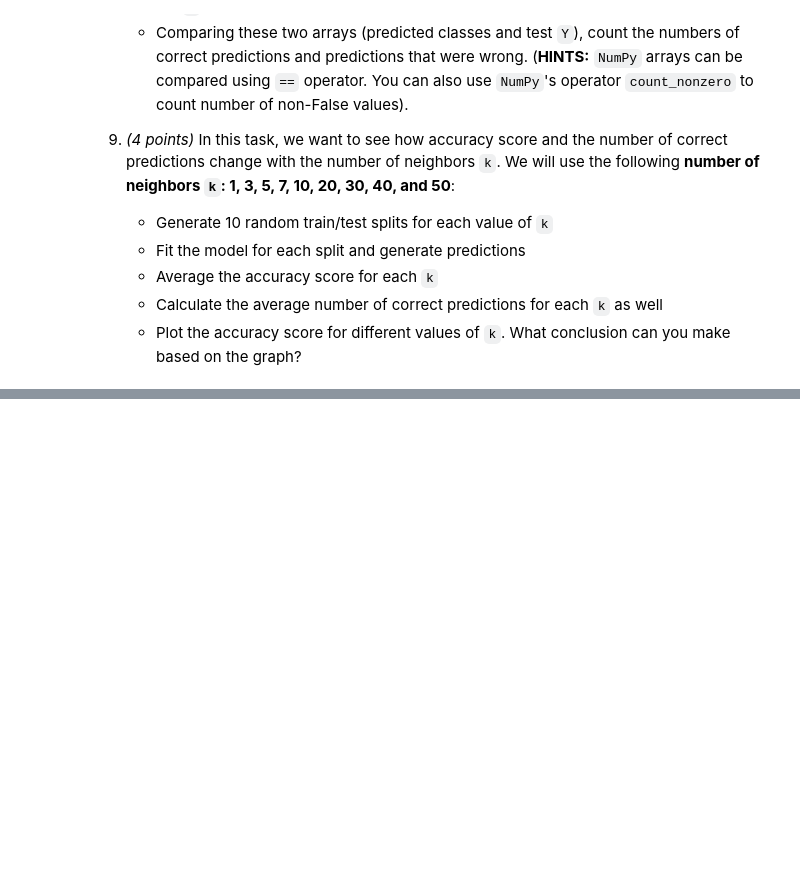
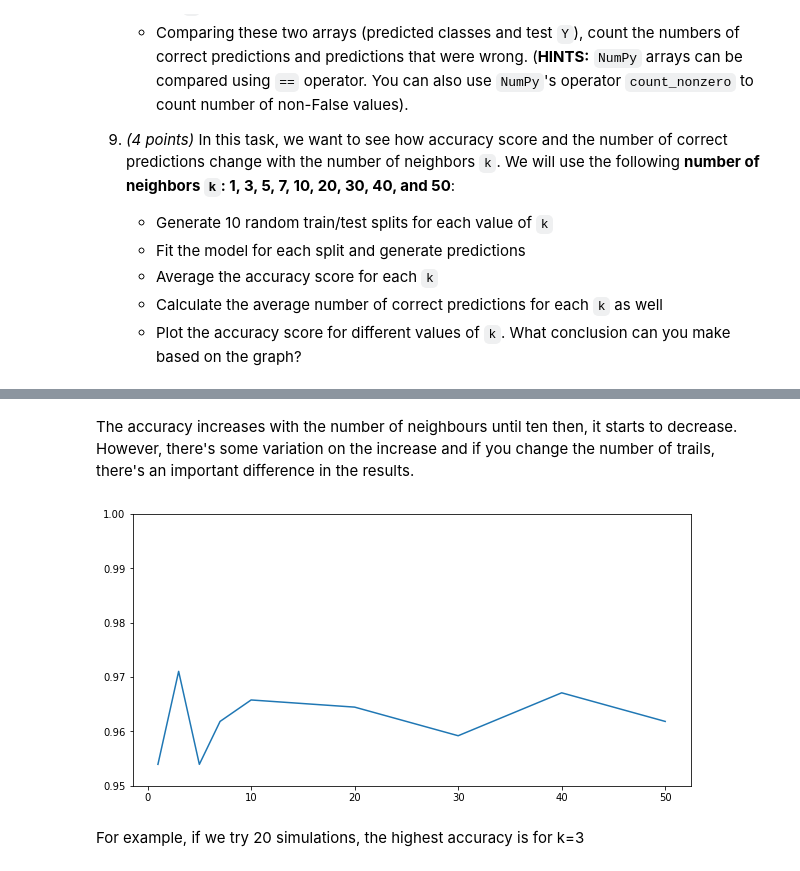
Before and after one commit to brunocgf/CertificationUT_DS, a Jupyter notebook: Fundations_of_DS/Module09/Assignment/assignment4.ipynb, the cells around one changed output, grey strips where cells are left out. Drawn from its saved outputs; the diff is of its cells as text; code cells hidden in the pictures; blank space fills up the shorter version.

Commit message:
"Assignment 4 started"

```diff
--- a/Fundations_of_DS/Module09/Assignment/assignment4.ipynb
+++ b/Fundations_of_DS/Module09/Assignment/assignment4.ipynb
@@ -69,0 +245,28 @@ df_target=pd.DataFrame(target,columns=['target'])
+# %% [markdown]
+The accuracy increases with the number of neighbours until ten then, it starts to decrease. However, there's some variation on the increase and if you change the number of trails, there's an important difference in the results.
+# %%
+acc_nn = []
+t_nn = []
+# The number of random splits is given by n_sim
+n_sim=20
+for n in nn:
+    acc_n =np.zeros(n_sim)
+    t_n = np.zeros(n_sim)
+    for i in range(n_sim):
+        X_train, X_test, y_train, y_test = train_test_split(X,y)
+        model.fit(X_train, y_train)
+        y_test_pred = model.predict(X_test)
+        acc_n[i] = accuracy_score(y_test, y_test_pred)
+        t_n[i] = (y_test==y_test_pred).sum()
+    acc_mean = acc_n.mean()
+    acc_nn.append(acc_mean)
+    t_nn.append(t_n.mean())
+
+fig, ax = plt.subplots(figsize=(10,5))
+sns.lineplot(x=nn, y=acc_nn, ax=ax)
+ax.set(ylim=(0.95,1))
+fig.show()
+# %% [output]
+[figure, added]
+# %% [markdown]
+For example, if we try 20 simulations, the highest accuracy is for k=3
```
Also changed, not shown: parts of 27 cells of this notebook, 1 other file.
